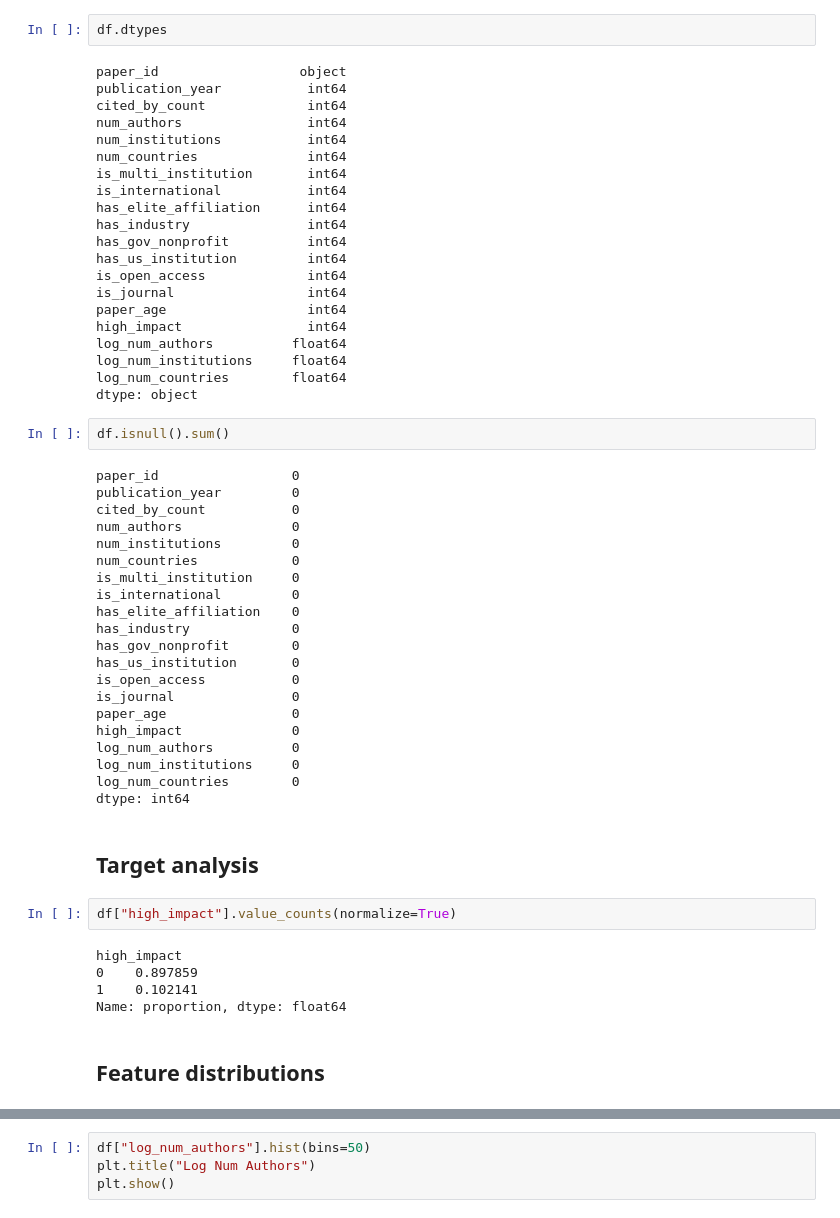
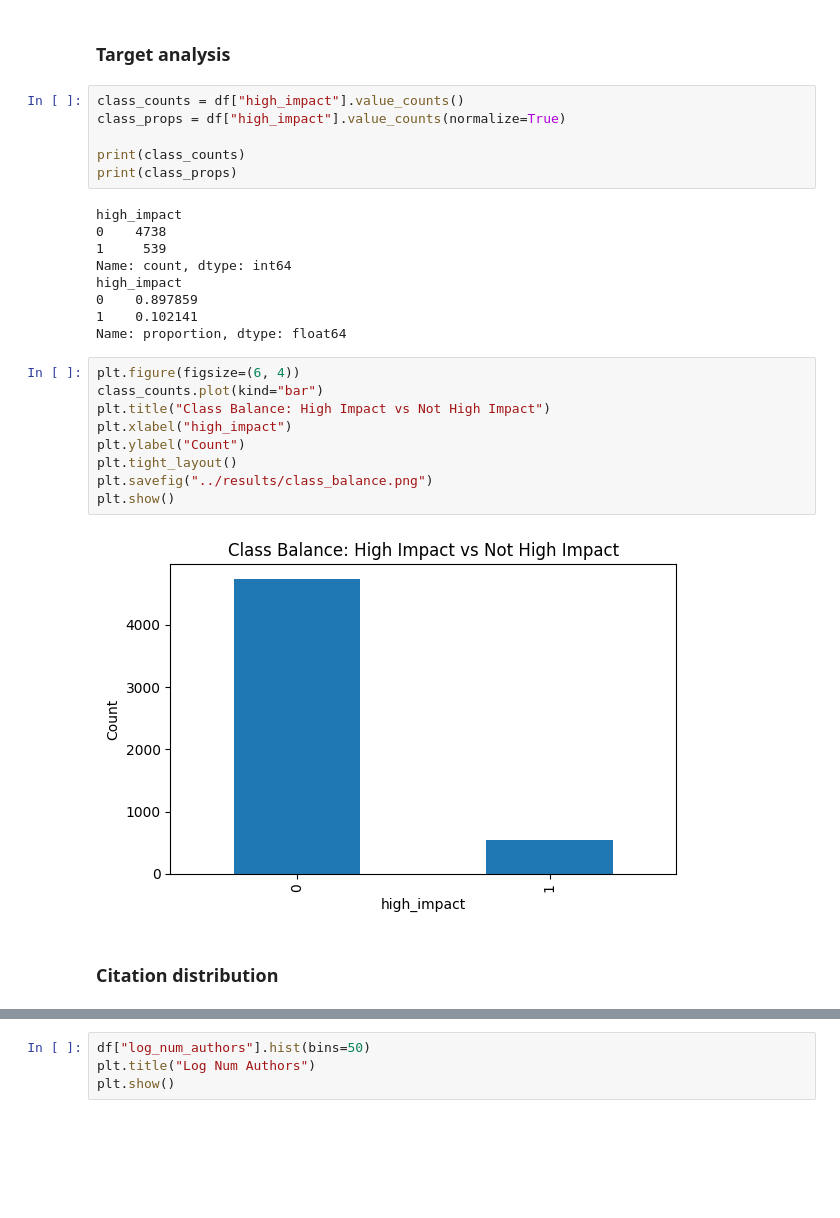
Before and after one commit to nidhijadhav/citation-impact-project, a Jupyter notebook: notebooks/00_eda.ipynb, the cells around one changed output, grey strips where cells are left out. Drawn from its saved outputs; the diff is of its cells as text; blank space fills up the shorter version.

```diff
--- a/notebooks/00_eda.ipynb
+++ b/notebooks/00_eda.ipynb
@@ -31,58 +66,31 @@ Index(['paper_id', 'publication_year', 'cited_by_count', 'num_authors',
-# %%
-df.dtypes
-# %% [output]
-paper_id                  object
-publication_year           int64
-cited_by_count             int64
-num_authors                int64
-num_institutions           int64
-num_countries              int64
-is_multi_institution       int64
-is_international           int64
-has_elite_affiliation      int64
-has_industry               int64
-has_gov_nonprofit          int64
-has_us_institution         int64
-is_open_access             int64
-is_journal                 int64
-paper_age                  int64
-high_impact                int64
-log_num_authors          float64
-log_num_institutions     float64
-log_num_countries        float64
-dtype: object
-# %%
-df.isnull().sum()
-# %% [output]
-paper_id                 0
-publication_year         0
-cited_by_count           0
-num_authors              0
-num_institutions         0
-num_countries            0
-is_multi_institution     0
-is_international         0
-has_elite_affiliation    0
-has_industry             0
-has_gov_nonprofit        0
-has_us_institution       0
-is_open_access           0
-is_journal               0
-paper_age                0
-high_impact              0
-log_num_authors          0
-log_num_institutions     0
-log_num_countries        0
-dtype: int64
 # %% [markdown]
-## Target analysis
+### Target analysis
 # %%
-df["high_impact"].value_counts(normalize=True)
+class_counts = df["high_impact"].value_counts()
+class_props = df["high_impact"].value_counts(normalize=True)
+
+print(class_counts)
+print(class_props)
 # %% [output]
+high_impact
+0    4738
+1     539
+Name: count, dtype: int64
 high_impact
 0    0.897859
 1    0.102141
 Name: proportion, dtype: float64
+# %%
+plt.figure(figsize=(6, 4))
+class_counts.plot(kind="bar")
+plt.title("Class Balance: High Impact vs Not High Impact")
+plt.xlabel("high_impact")
+plt.ylabel("Count")
+plt.tight_layout()
+plt.savefig("../results/class_balance.png")
+plt.show()
+# %% [output]
+[figure, added]
 # %% [markdown]
-## Feature distributions
+### Citation distribution
 # %%
```
Also changed, not shown: parts of 10 cells of this notebook, 5 other files.
